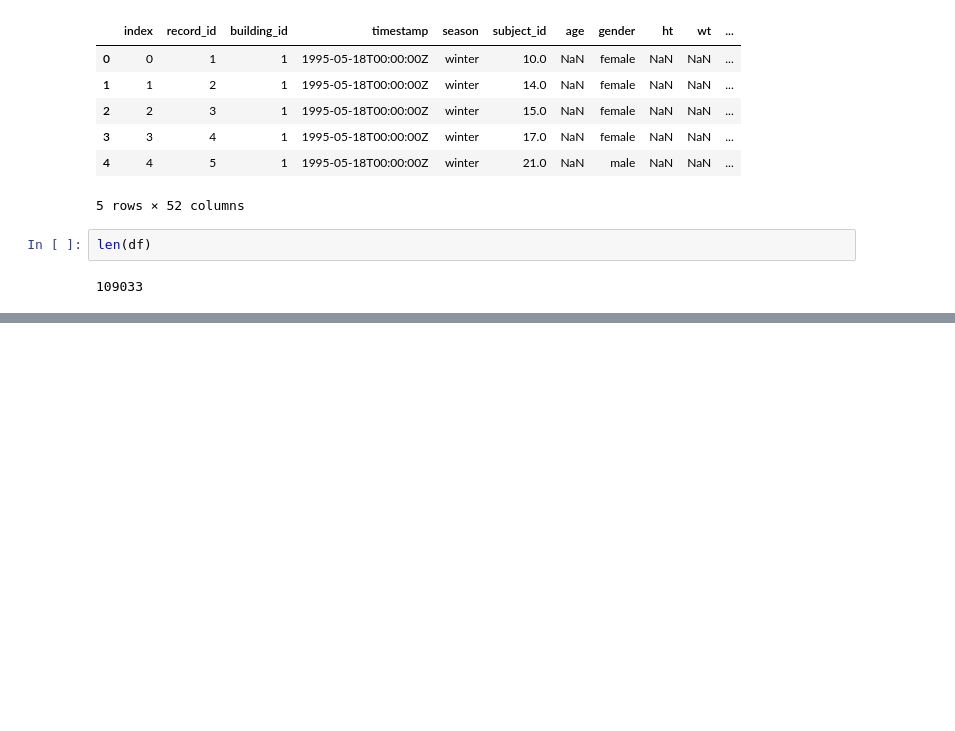
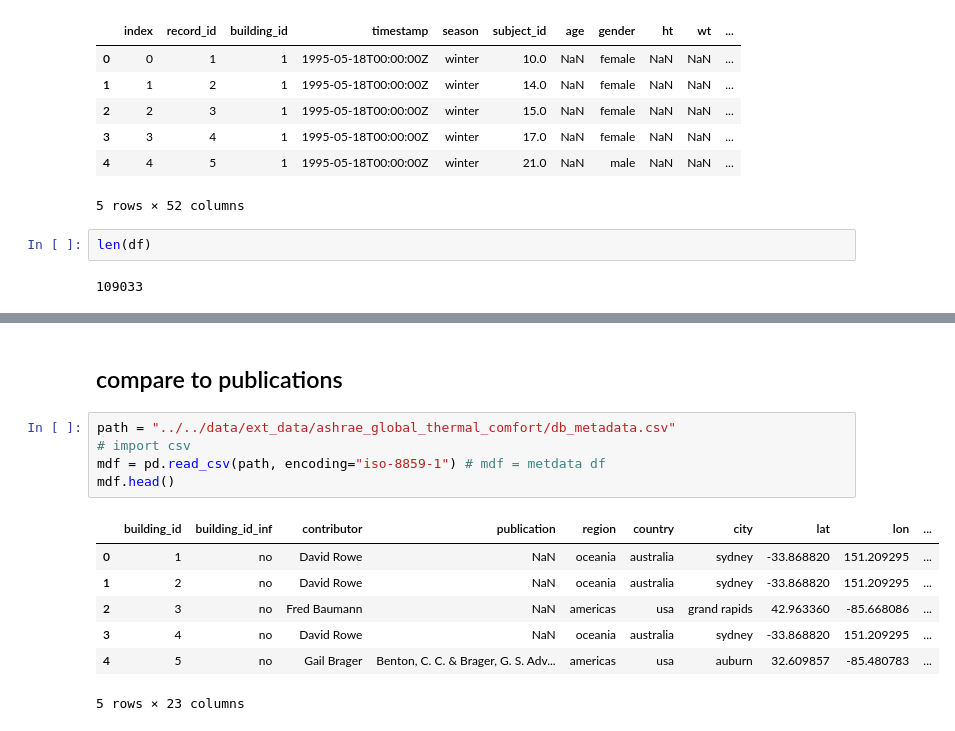
Before and after one commit to juliet29/windows, a Jupyter notebook: analysis/notebooks/230424_gtc_explore.ipynb, the cells around one changed output, grey strips where cells are left out. Saved outputs shown, nothing was run; the diff lists cells and outputs as text; blank space fills up the shorter version.

```diff
--- a/analysis/notebooks/230424_gtc_explore.ipynb
+++ b/analysis/notebooks/230424_gtc_explore.ipynb
@@ -89,0 +83,15 @@ building_id_count.hist()
+# %% [markdown]
+## compare to publications
+# %%
+path = "../../data/ext_data/ashrae_global_thermal_comfort/db_metadata.csv"
+# import csv
+mdf = pd.read_csv(path, encoding="iso-8859-1") # mdf = metdata df
+mdf.head()
+# %% [output]
+|  | building_id | building_id_inf | contributor | publication | region | country | city | lat | lon | ... |
+| 0 | 1 | no | David Rowe | NaN | oceania | australia | sydney | -33.868820 | 151.209295 | ... |
+| 1 | 2 | no | David Rowe | NaN | oceania | australia | sydney | -33.868820 | 151.209295 | ... |
+| 2 | 3 | no | Fred Baumann | NaN | americas | usa | grand rapids | 42.963360 | -85.668086 | ... |
+| 3 | 4 | no | David Rowe | NaN | oceania | australia | sydney | -33.868820 | 151.209295 | ... |
+| 4 | 5 | no | Gail Brager | Benton, C. C. & Brager, G. S. Adv... | americas | usa | auburn | 32.609857 | -85.480783 | ... |
+5 rows × 23 columns
```
Also changed, not shown: parts of 15 cells of this notebook, 2 other files.
